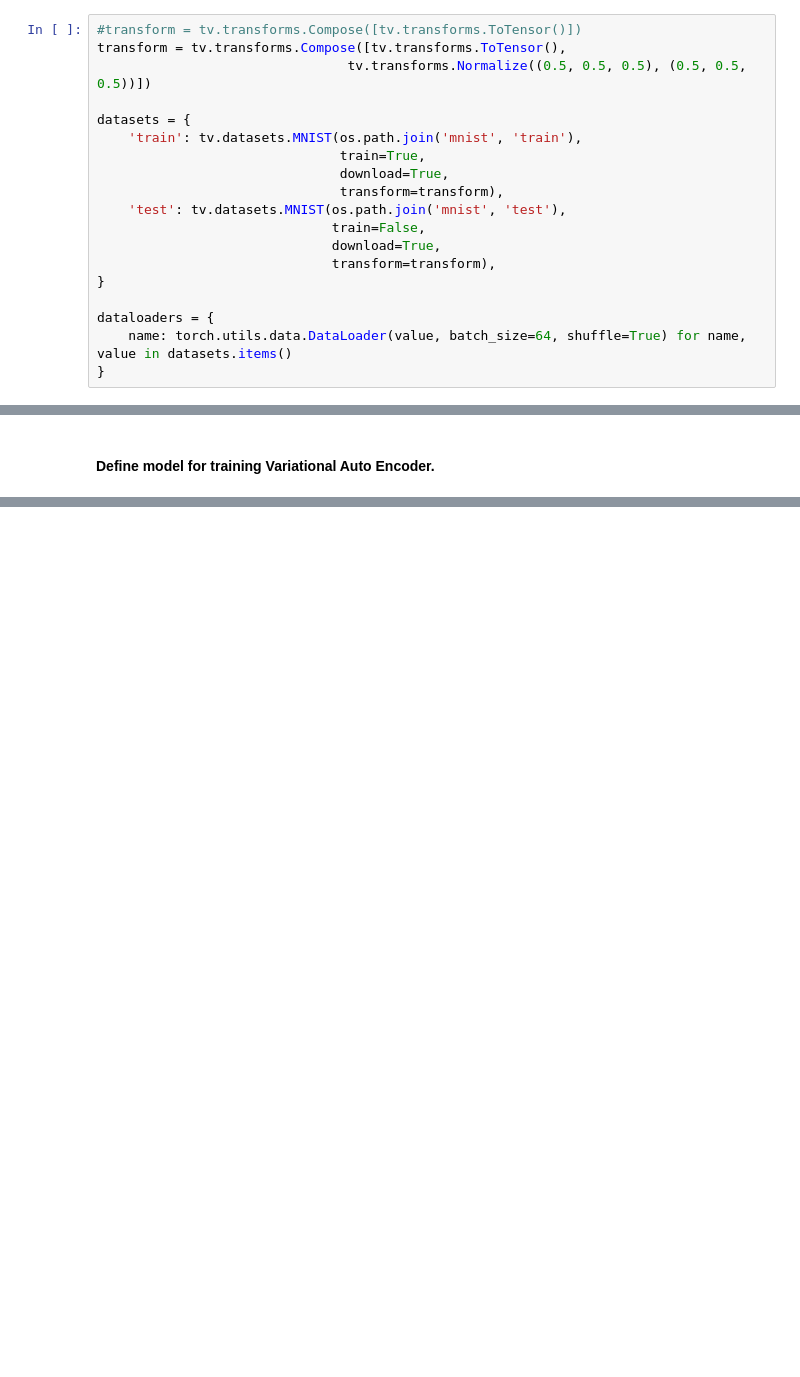
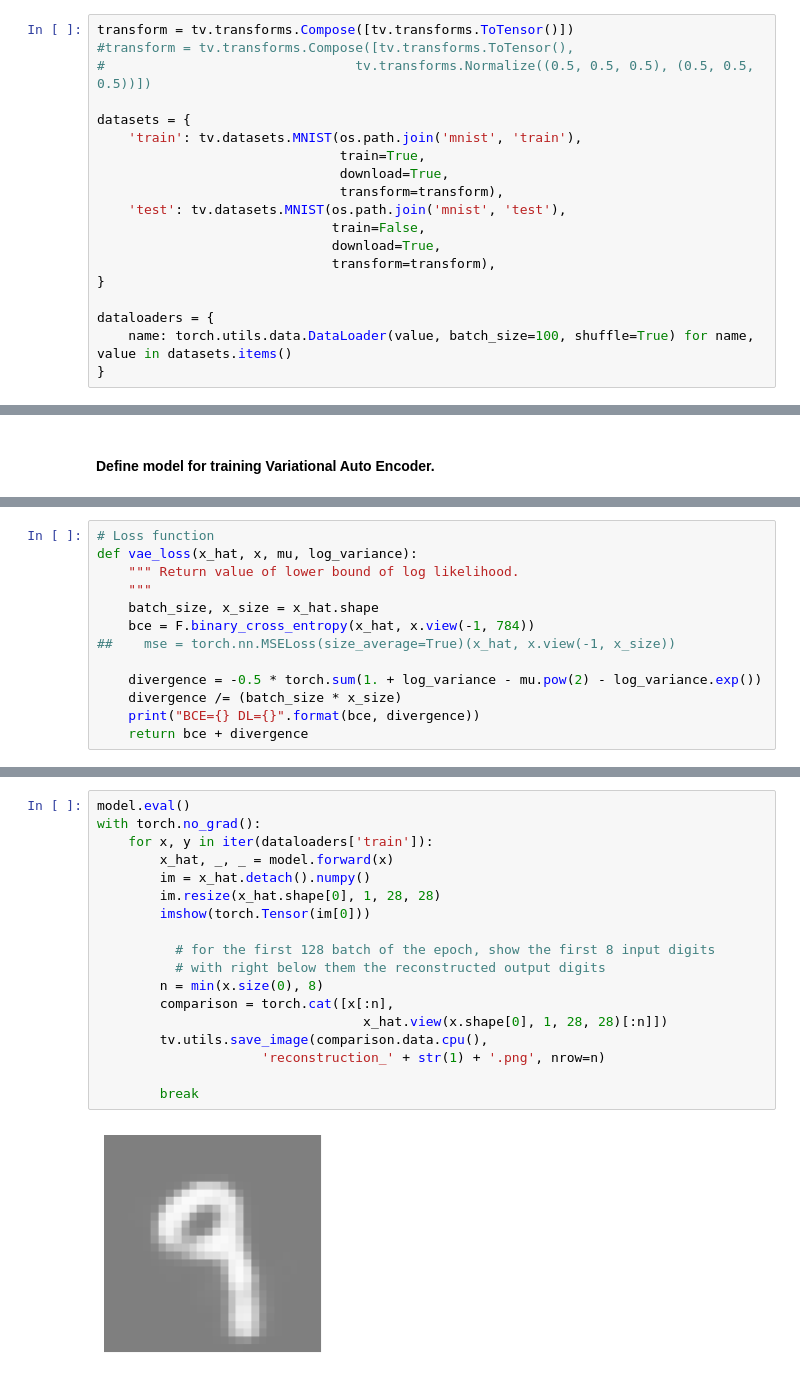
Before and after one commit to kotliarov/machine-learning, a Jupyter notebook: autoencoder/variational-autoencoder.ipynb, the cells around one changed output, grey strips where cells are left out. Cells and saved outputs as stored; diff of their text form; blank space fills up the shorter version.

Commit message:
First working version: optim.Adam works out of box vs. optim.SGD - could bnot reduce training error.

```diff
--- a/autoencoder/variational-autoencoder.ipynb
+++ b/autoencoder/variational-autoencoder.ipynb
@@ -15,9 +15,9 @@ import matplotlib.pyplot as plt
 # %% [markdown]
 ### Load MNIST dataset.
 # %%
-#transform = tv.transforms.Compose([tv.transforms.ToTensor()])
-transform = tv.transforms.Compose([tv.transforms.ToTensor(),
-                                tv.transforms.Normalize((0.5, 0.5, 0.5), (0.5, 0.5, 0.5))])
+transform = tv.transforms.Compose([tv.transforms.ToTensor()])
+#transform = tv.transforms.Compose([tv.transforms.ToTensor(),
+#                                tv.transforms.Normalize((0.5, 0.5, 0.5), (0.5, 0.5, 0.5))])
 
 datasets = {
     'train': tv.datasets.MNIST(os.path.join('mnist', 'train'),
@@ -31,7 +31,7 @@ datasets = {
 }
 
 dataloaders = {
-    name: torch.utils.data.DataLoader(value, batch_size=64, shuffle=True) for name, value in datasets.items()
+    name: torch.utils.data.DataLoader(value, batch_size=100, shuffle=True) for name, value in datasets.items()
 }
 # %%
 def imshow(image, ax=None, title=None, normalize=True):
@@ -92,2 +102,15 @@ class Model(torch.nn.Module):
+# %%
+# Loss function
+def vae_loss(x_hat, x, mu, log_variance):
+    """ Return value of lower bound of log likelihood.
+    """
+    batch_size, x_size = x_hat.shape
+    bce = F.binary_cross_entropy(x_hat, x.view(-1, 784))
+##    mse = torch.nn.MSELoss(size_average=True)(x_hat, x.view(-1, x_size))
+
+    divergence = -0.5 * torch.sum(1. + log_variance - mu.pow(2) - log_variance.exp())
+    divergence /= (batch_size * x_size)
+    print("BCE={} DL={}".format(bce, divergence))
+    return bce + divergence
 # %%
 N = 28*28
@@ -110,0 +157,20 @@ y_hat: torch.Size([64, 784])
+# %%
+model.eval()
+with torch.no_grad():
+    for x, y in iter(dataloaders['train']):
+        x_hat, _, _ = model.forward(x)
+        im = x_hat.detach().numpy()
+        im.resize(x_hat.shape[0], 1, 28, 28)
+        imshow(torch.Tensor(im[0]))
+
+          # for the first 128 batch of the epoch, show the first 8 input digits
+          # with right below them the reconstructed output digits
+        n = min(x.size(0), 8)
+        comparison = torch.cat([x[:n],
+                                  x_hat.view(x.shape[0], 1, 28, 28)[:n]])
+        tv.utils.save_image(comparison.data.cpu(),
+                     'reconstruction_' + str(1) + '.png', nrow=n)
+
+        break
+# %% [output]
+[figure, added]
```
Also changed, not shown: parts of 3 cells of this notebook.
